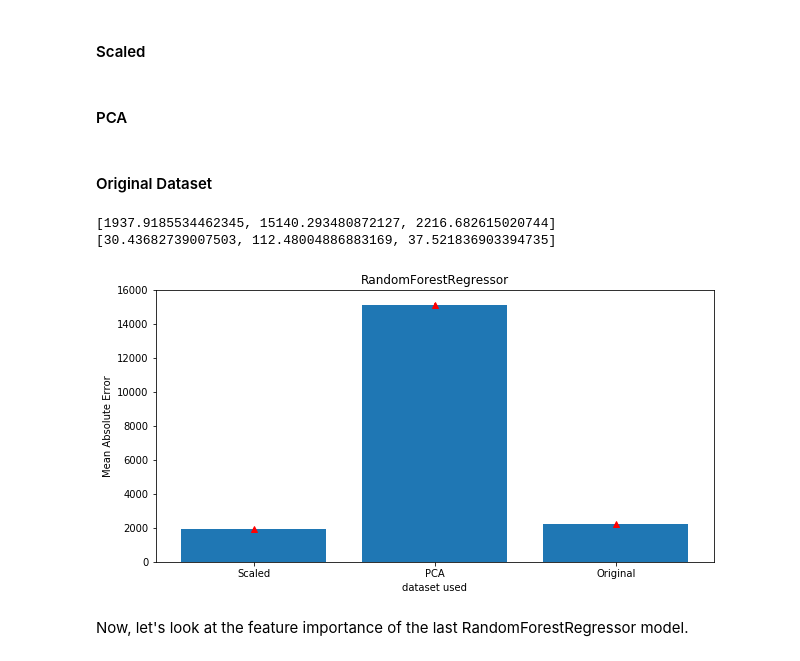
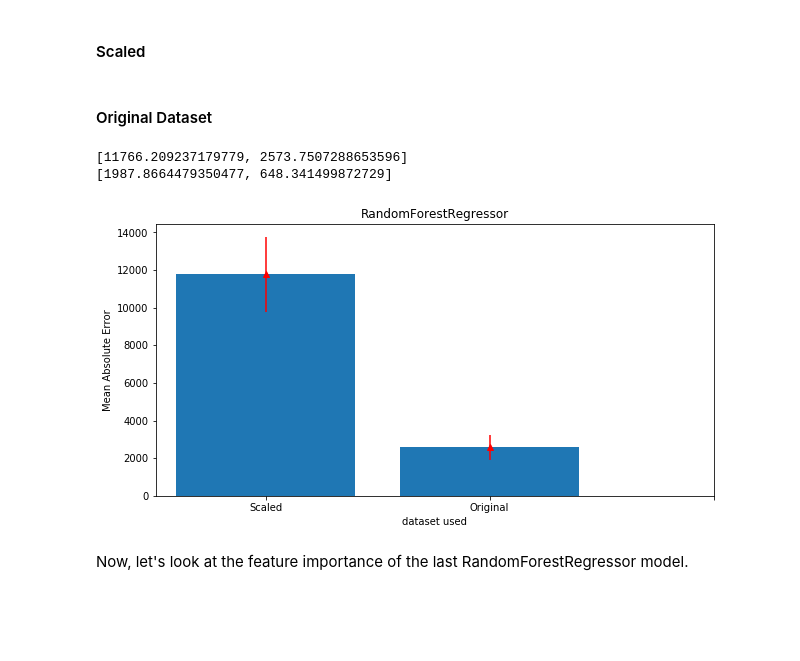
Before and after one commit to SophiaOfTheOceans/Springboard-Files, a Jupyter notebook: Capstone 2/notebooks/Machine Learning.ipynb, the cells around one changed output. Cells and saved outputs as stored; diff of their text form; code cells hidden in the pictures; blank space fills up the shorter version.

```diff
--- a/Capstone 2/notebooks/Machine Learning.ipynb
+++ b/Capstone 2/notebooks/Machine Learning.ipynb
@@ -588,45 +463,29 @@ scaled_results = cross_val_score(rf,X_test,y_test,scoring='neg_mean_absolute_err
-# %% [markdown]
-#### PCA
-# %%
-#Create Model
-rf = RandomForestRegressor(n_estimators=100)
-
-#Create training and testing split
-X_train, X_test, y_train, y_test = create_train_test(pca_df)
-
-#Fit and cross-validate
-rf.fit(X_train, y_train)
-scaled_results = cross_val_score(rf,X_test,y_test,scoring='neg_mean_absolute_error',cv=5)
 # %% [markdown]
 #### Original Dataset
-# %%
-#Create Model
-rf = RandomForestRegressor(n_estimators=75)
-
-#Create training and testing split
-X_train, X_test, y_train, y_test = create_train_test(original_df)
-
-#Fit and cross-validate
-rf.fit(X_train, y_train)
-scaled_results = cross_val_score(rf,X_test,y_test,scoring='neg_mean_absolute_error',cv=5)
+# %%
+#Create Model
+rf = RandomForestRegressor(n_estimators=150)
+
+#Fit and cross-validate
+original_results = cross_validate(original_train,rf)
 # %%
-means = [np.mean(scaled_results)*-1, np.mean(pca_results)*-1, np.mean(original_results)*-1]
-stds = [np.std(scaled_results),np.std(pca_results),np.std(original_results)]
+means = [np.mean(scaled_results), np.mean(original_results)]
+stds = [np.std(scaled_results), np.std(original_results)]
 # %%
 plt.figure(figsize=(10,5))
-plt.bar(range(3),means)
-plt.errorbar(range(3), means, stds, linestyle='None', marker='^',color='red')
+plt.bar(range(2),means)
+plt.errorbar(range(2), means, stds, linestyle='None', marker='^',color='red')
 plt.xlabel("dataset used")
-plt.xticks(range(3),['Scaled','PCA','Original'])
+plt.xticks(range(3),['Scaled','Original'])
 plt.ylabel("Mean Absolute Error")
 plt.title("RandomForestRegressor")
 
 print(means)
 print(stds)
 # %% [output]
-[1937.9185534462345, 15140.293480872127, 2216.682615020744]
-[30.43682739007503, 112.48004886883169, 37.521836903394735]
+[11766.209237179779, 2573.7507288653596]
+[1987.8664479350477, 648.341499872729]
-[figure, old version]
+[figure, new version]
 # %% [markdown]
 Now, let's look at the feature importance of the last RandomForestRegressor model.
 # %%
```
Also changed, not shown: parts of 75 cells of this notebook, 4 other files.
